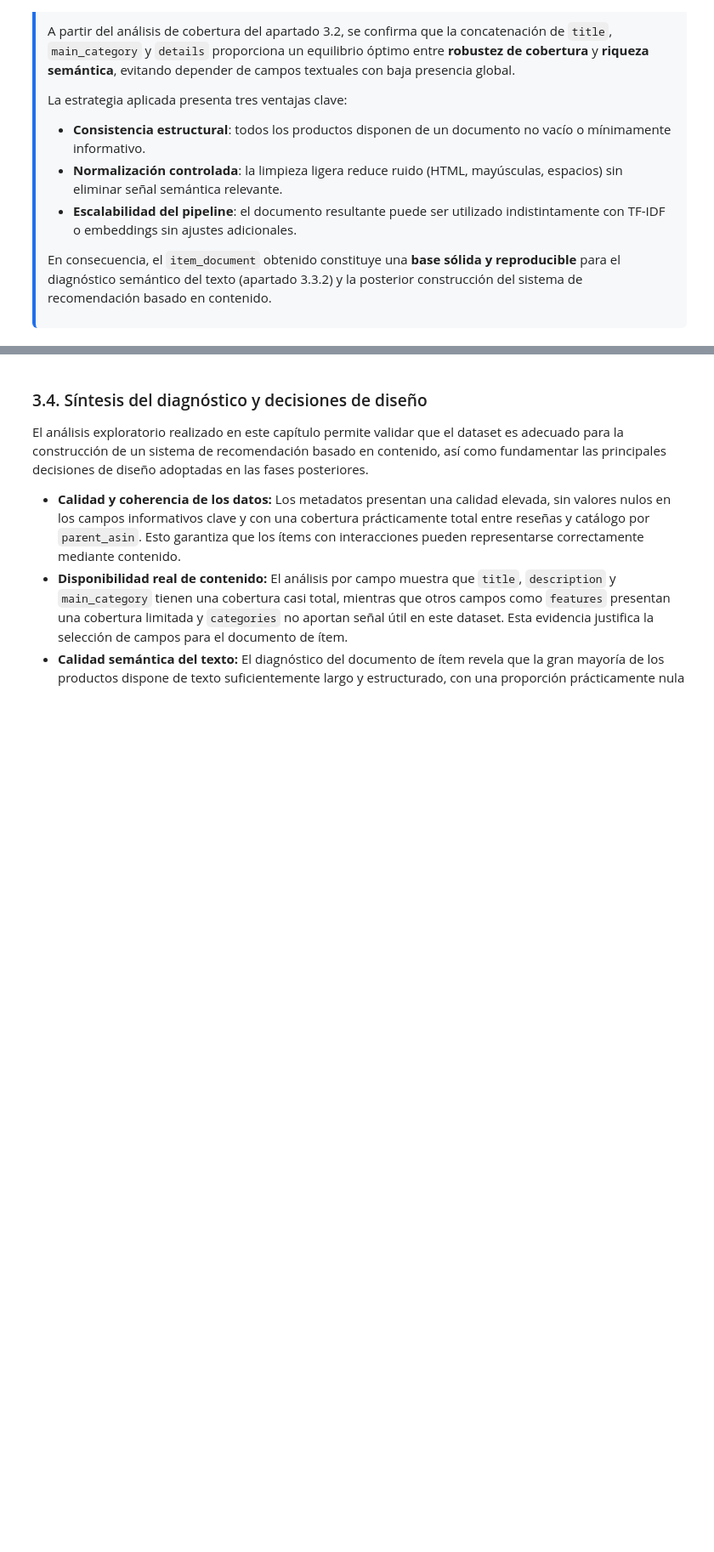
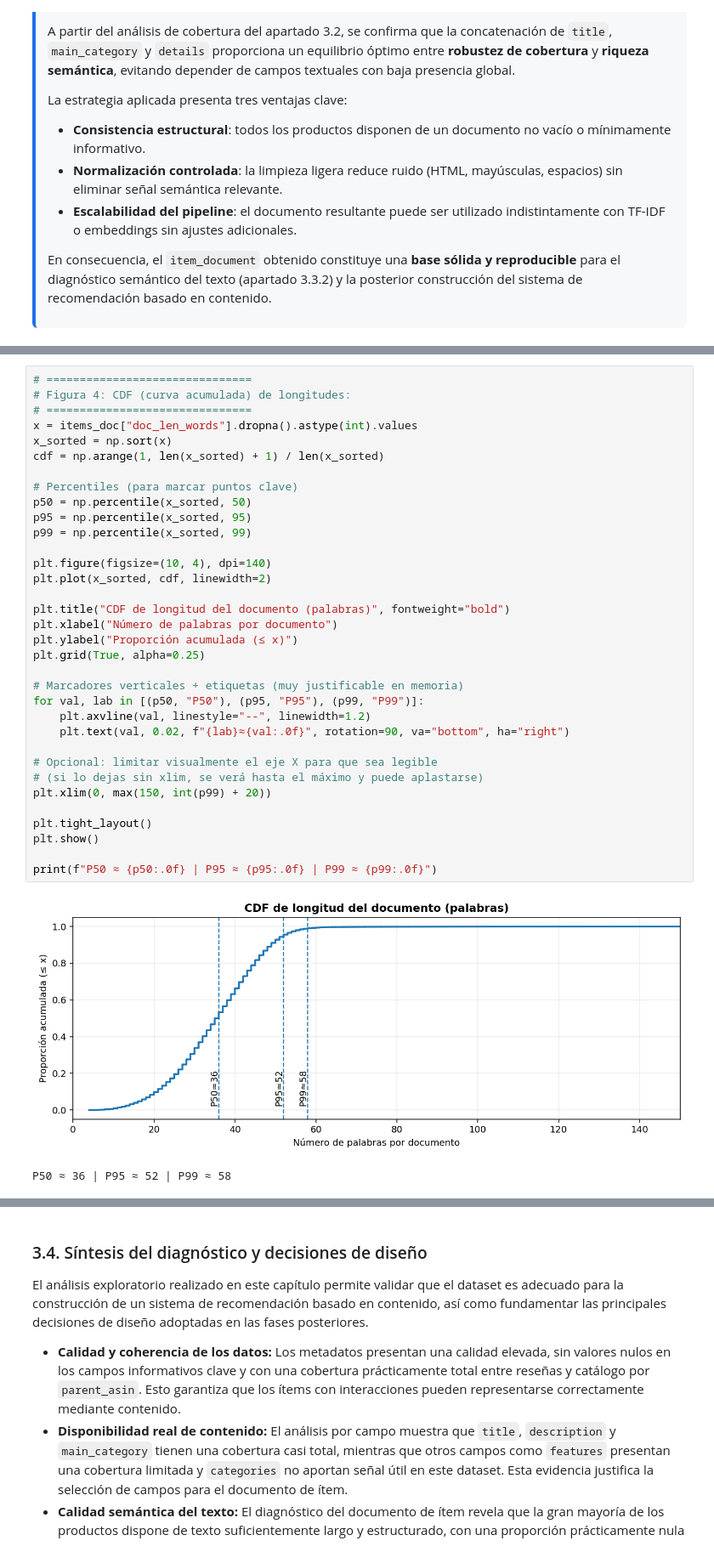
Before and after one commit to jwyangyin/TFM, a Jupyter notebook: TFM_Notebook_2_(Master_Data_Science)_Sistema_de_recomendación_basado_en_contenido_(Content_Based_Filtering).ipynb, the cells around one changed output, grey strips where cells are left out. Shown: that part at 85% size. Drawn from its saved outputs; the diff is of its cells as text; blank space fills up the shorter version.

```diff
--- a/TFM_Notebook_2_(Master_Data_Science)_Sistema_de_recomendación_basado_en_contenido_(Content_Based_Filtering).ipynb
+++ b/TFM_Notebook_2_(Master_Data_Science)_Sistema_de_recomendación_basado_en_contenido_(Content_Based_Filtering).ipynb
@@ -1099,0 +1061,37 @@ display(items_content.head(3))
+# %%
+# ===============================
+# Figura 4: CDF (curva acumulada) de longitudes:
+# ===============================
+x = items_doc["doc_len_words"].dropna().astype(int).values
+x_sorted = np.sort(x)
+cdf = np.arange(1, len(x_sorted) + 1) / len(x_sorted)
+
+# Percentiles (para marcar puntos clave)
+p50 = np.percentile(x_sorted, 50)
+p95 = np.percentile(x_sorted, 95)
+p99 = np.percentile(x_sorted, 99)
+
+plt.figure(figsize=(10, 4), dpi=140)
+plt.plot(x_sorted, cdf, linewidth=2)
+
+plt.title("CDF de longitud del documento (palabras)", fontweight="bold")
+plt.xlabel("Número de palabras por documento")
+plt.ylabel("Proporción acumulada (≤ x)")
+plt.grid(True, alpha=0.25)
+
+# Marcadores verticales + etiquetas (muy justificable en memoria)
+for val, lab in [(p50, "P50"), (p95, "P95"), (p99, "P99")]:
+    plt.axvline(val, linestyle="--", linewidth=1.2)
+    plt.text(val, 0.02, f"{lab}≈{val:.0f}", rotation=90, va="bottom", ha="right")
+
+# Opcional: limitar visualmente el eje X para que sea legible
+# (si lo dejas sin xlim, se verá hasta el máximo y puede aplastarse)
+plt.xlim(0, max(150, int(p99) + 20))
+
+plt.tight_layout()
+plt.show()
+
+print(f"P50 ≈ {p50:.0f} | P95 ≈ {p95:.0f} | P99 ≈ {p99:.0f}")
+# %% [output]
+[figure, added]
+P50 ≈ 36 | P95 ≈ 52 | P99 ≈ 58
```
Also changed, not shown: parts of 21 cells of this notebook.
